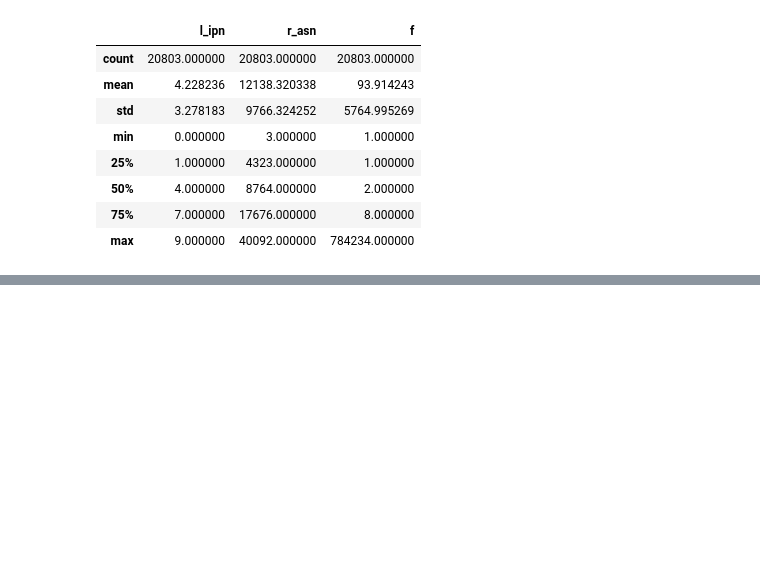
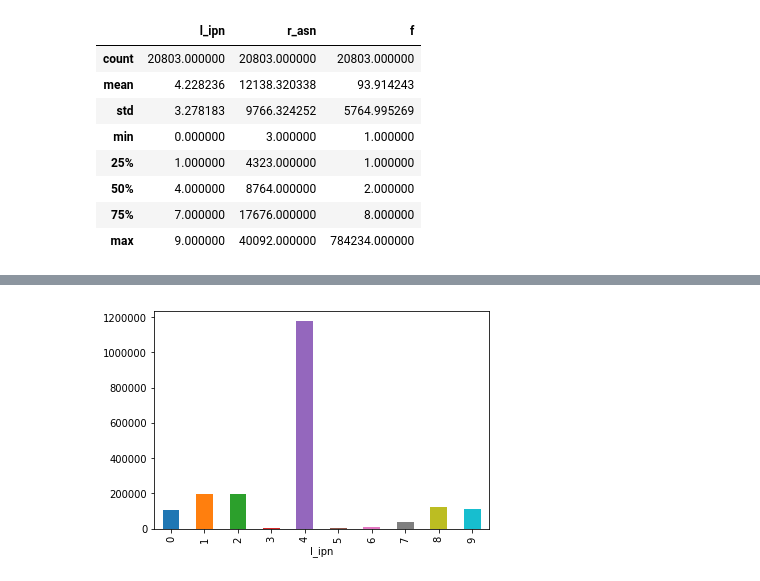
Before and after one commit to fargetan/ASO_100, a Jupyter notebook: Descriptive Analytics PE.ipynb, the cells around one changed output, grey strips where cells are left out. Cells and saved outputs as stored; diff of their text form; code cells hidden in the pictures; blank space fills up the shorter version.

```diff
--- a/Descriptive Analytics PE.ipynb
+++ b/Descriptive Analytics PE.ipynb
@@ -54,0 +176,3 @@ dta.describe()
+# %%
+dta.date = dta.date.apply(pd.to_datetime)
+dta.date
@@ -54,0 +194,3 @@ dta.describe()
+# %%
+dta.l_ipn = dta.l_ipn.astype('category')
+dta.r_asn = dta.r_asn.astype('category')
@@ -54,0 +348,4 @@ dta.describe()
+# %%
+ax = (dta.groupby('l_ipn').f.sum().plot.bar())
+# %% [output]
+[figure, added]
```
Also changed, not shown: parts of 56 cells of this notebook.
